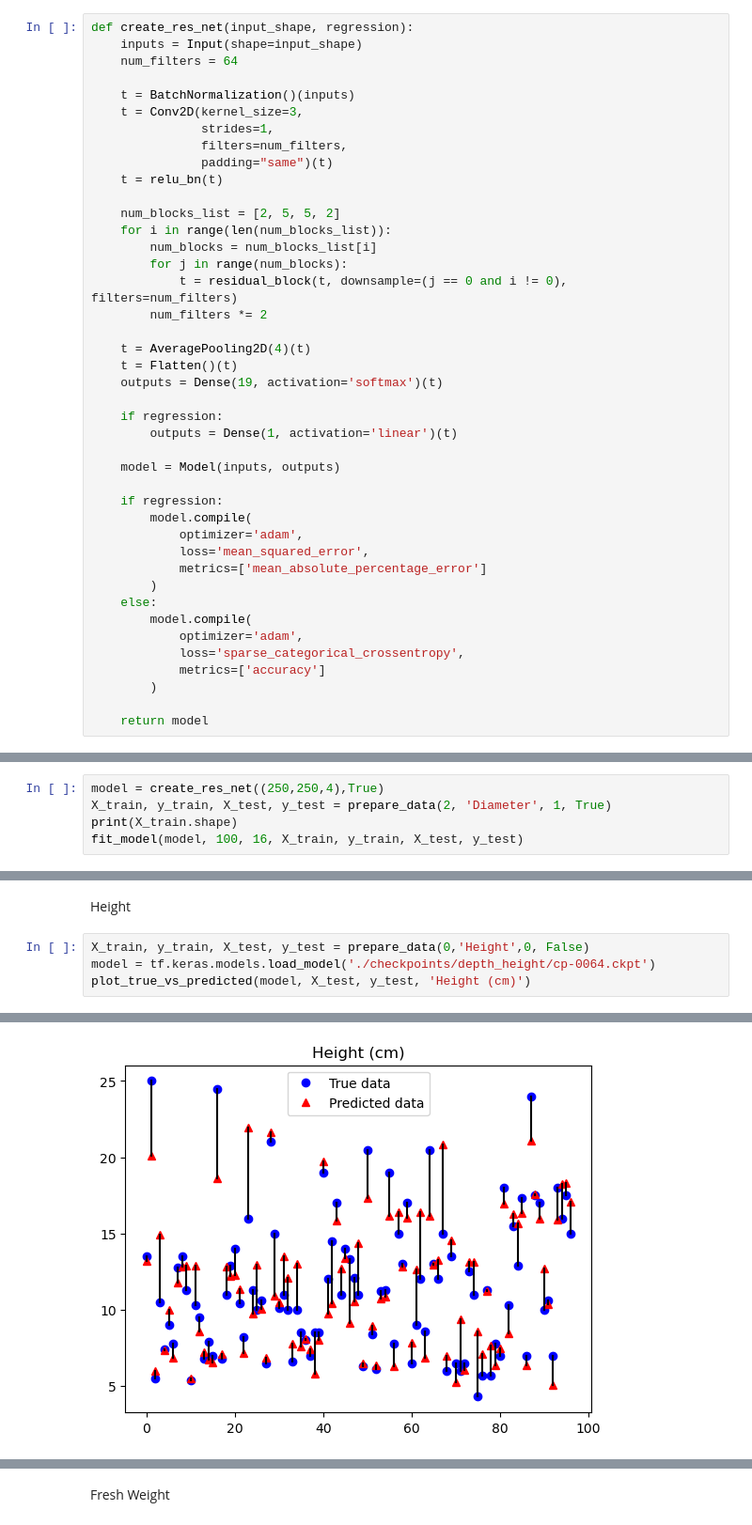
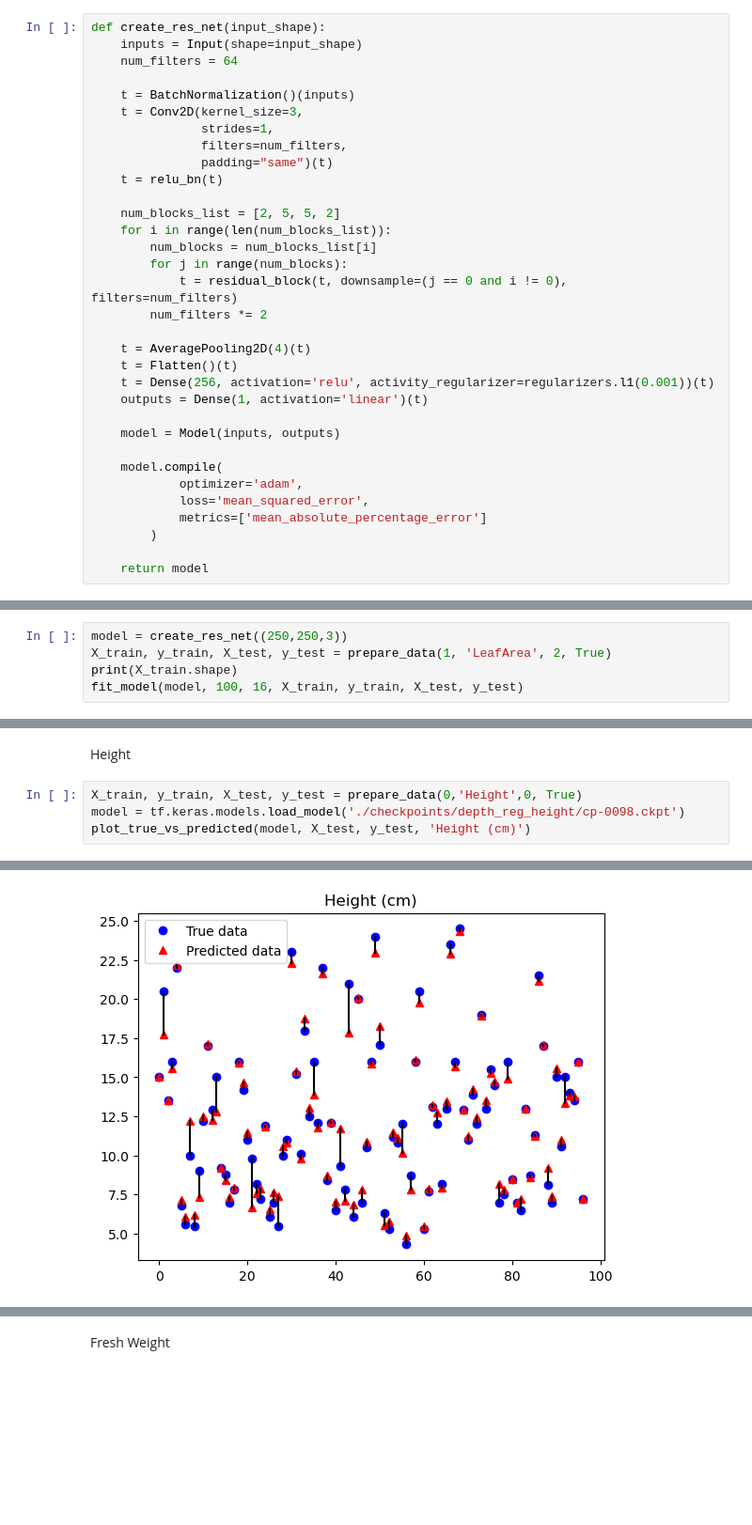
Before and after one commit to Niekwijs/lettuce-growth-models, a Jupyter notebook: Plant_variable_predictor/growth-recog.ipynb, the cells around one changed output, grey strips where cells are left out. Shown: that part at 94% size. Drawn from its saved outputs; the diff is of its cells as text; blank space fills up the shorter version.

```diff
--- a/Plant_variable_predictor/growth-recog.ipynb
+++ b/Plant_variable_predictor/growth-recog.ipynb
@@ -184,7 +185,7 @@ def residual_block(x: Tensor, downsample: bool, filters: int, kernel_size: int =
     out = relu_bn(out)
     return out
 # %%
-def create_res_net(input_shape, regression):
+def create_res_net(input_shape):
     inputs = Input(shape=input_shape)
     num_filters = 64
 
@@ -204,25 +205,16 @@ def create_res_net(input_shape, regression):
 
     t = AveragePooling2D(4)(t)
     t = Flatten()(t)
-    outputs = Dense(19, activation='softmax')(t)
-
-    if regression:
-        outputs = Dense(1, activation='linear')(t)
+    t = Dense(256, activation='relu', activity_regularizer=regularizers.l1(0.001))(t)
+    outputs = Dense(1, activation='linear')(t)
 
     model = Model(inputs, outputs)
 
-    if regression:
-        model.compile(
+    model.compile(
             optimizer='adam',
             loss='mean_squared_error',
             metrics=['mean_absolute_percentage_error']
         )
-    else:
-        model.compile(
-            optimizer='adam',
-            loss='sparse_categorical_crossentropy',
-            metrics=['accuracy']
-        )
 
     return model
 # %%
@@ -260,8 +252,8 @@ def fit_model(model, epochs, batch_size, X_train, y_train, X_test, y_test):
         callbacks=[cp_callback, tensorboard_callback]
     )
 # %%
-model = create_res_net((250,250,4),True)
-X_train, y_train, X_test, y_test = prepare_data(2, 'Diameter', 1, True)
+model = create_res_net((250,250,3))
+X_train, y_train, X_test, y_test = prepare_data(1, 'LeafArea', 2, True)
 print(X_train.shape)
 fit_model(model, 100, 16, X_train, y_train, X_test, y_test)
 # %% [output]
@@ -309,7 +307,7 @@ plot_true_vs_predicted(model, X_test, y_test, 'Diameter (cm)')
 # %% [markdown]
 Height
 # %%
-X_train, y_train, X_test, y_test = prepare_data(0,'Height',0, False)
-model = tf.keras.models.load_model('./checkpoints/depth_height/cp-0064.ckpt')
+X_train, y_train, X_test, y_test = prepare_data(0,'Height',0, True)
+model = tf.keras.models.load_model('./checkpoints/depth_reg_height/cp-0098.ckpt')
 plot_true_vs_predicted(model, X_test, y_test, 'Height (cm)')
 # %% [output]
@@ -317 +315 @@ plot_true_vs_predicted(model, X_test, y_test, 'Height (cm)')
-[figure, old version]
+[figure, new version]
```
Also changed, not shown: parts of 5 cells of this notebook, 6 other files.
